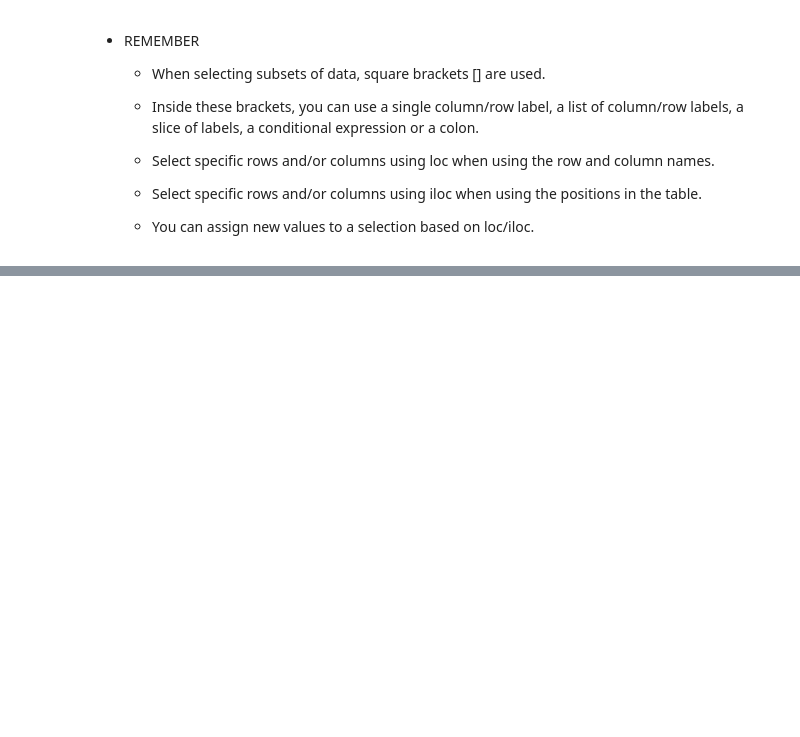
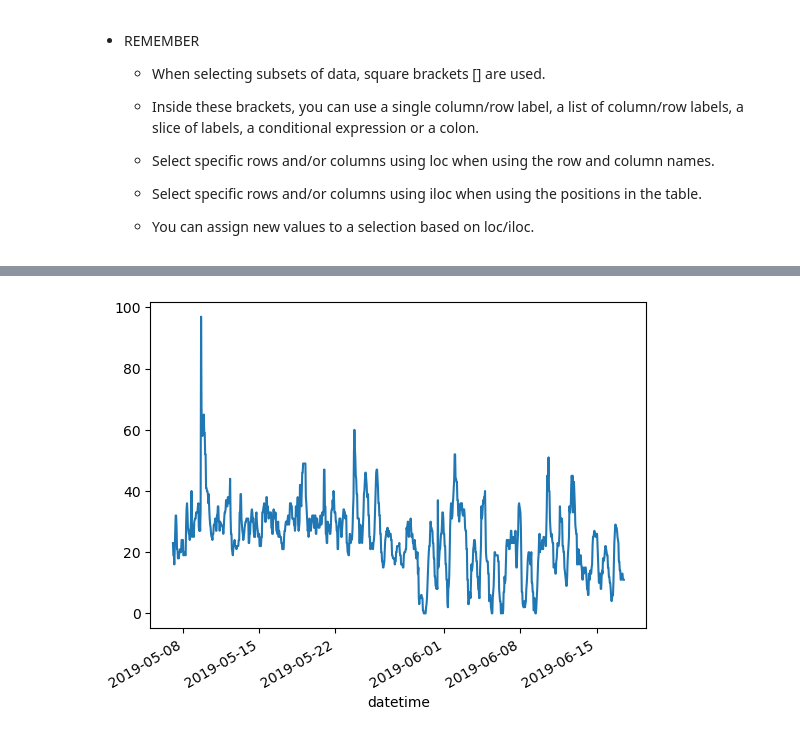
Before and after one commit to Jrana1/myCoolDataScienceLearning, a Jupyter notebook: pandas/IntroToPandas.ipynb, the cells around one changed output, grey strips where cells are left out. Saved outputs shown, nothing was run; the diff lists cells and outputs as text; code cells hidden in the pictures; blank space fills up the shorter version.

```diff
--- a/pandas/IntroToPandas.ipynb
+++ b/pandas/IntroToPandas.ipynb
@@ -364,0 +402,5 @@ titanic_df[["Name", "Sex"]].head()
+# %%
+air_df['station_london'].dropna().plot()
+plt.show()
+# %% [output]
+[figure, added]
```
Also changed, not shown: parts of 7 cells of this notebook, 1 other file.
